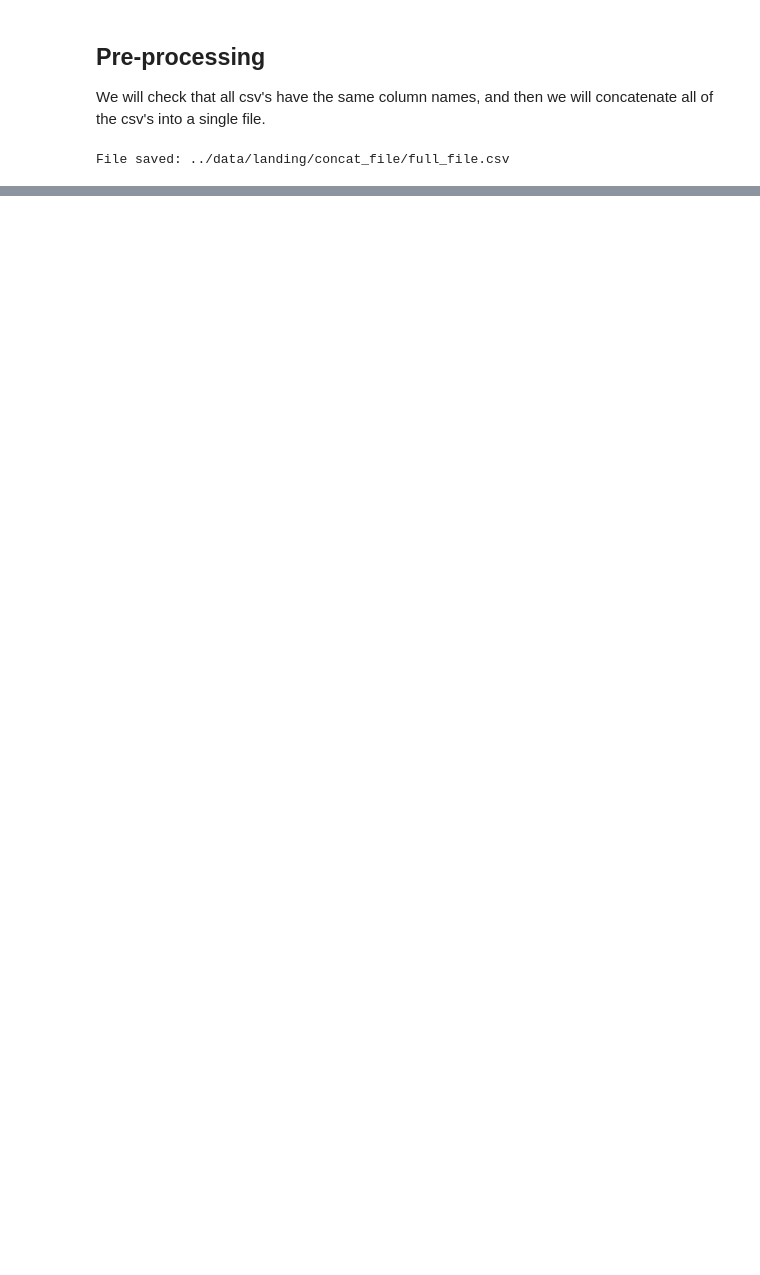
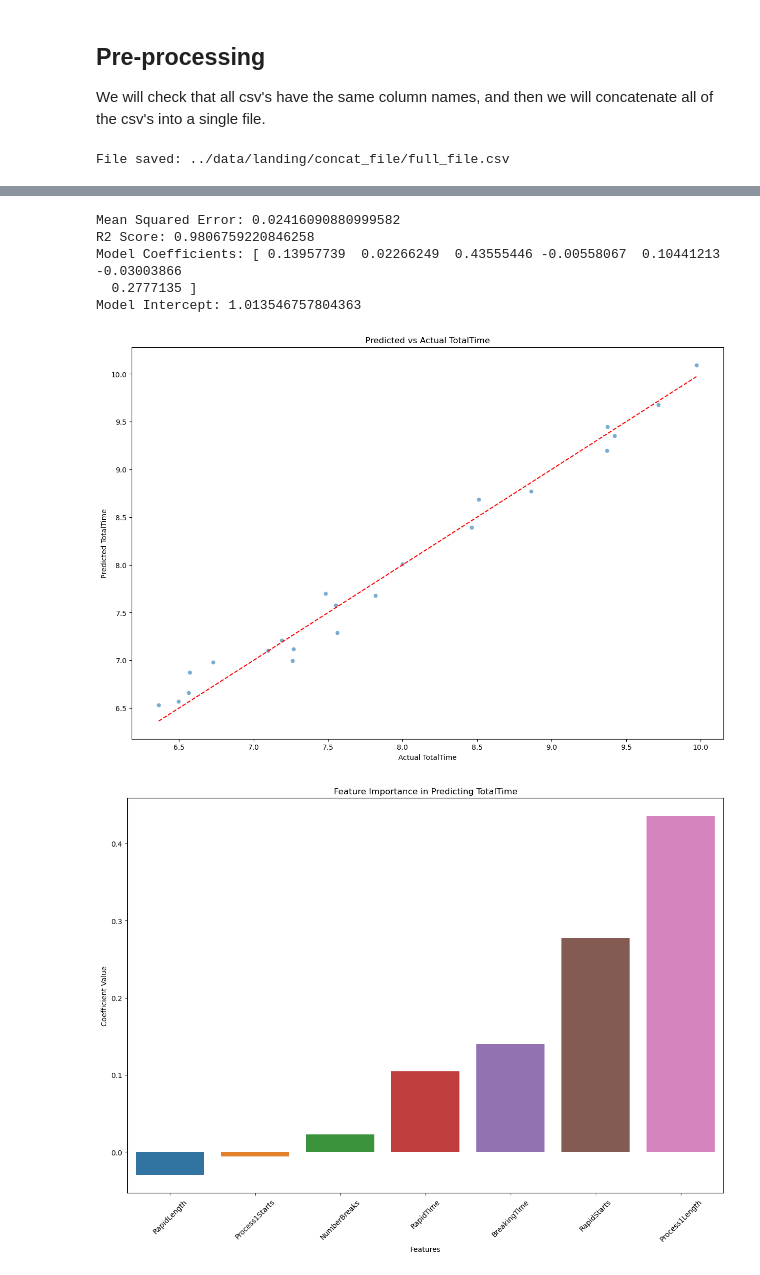
Before and after one commit to Scientialibera/ds4m_2, a Jupyter notebook: notebooks/orchestration.ipynb, the cells around one changed output, grey strips where cells are left out. Cells and saved outputs as stored; diff of their text form; code cells hidden in the pictures; blank space fills up the shorter version.

Commit message:
Added Linear Regression to understand vars

```diff
--- a/notebooks/orchestration.ipynb
+++ b/notebooks/orchestration.ipynb
@@ -108,0 +285,67 @@ print(f"Cleaned file saved: {cleaned_file_path}")
+# %%
+from sklearn.model_selection import train_test_split
+from sklearn.linear_model import LinearRegression
+from sklearn.metrics import mean_squared_error, r2_score
+import matplotlib.pyplot as plt
+import seaborn as sns
+import numpy as np
+
+# Variables
+df_numerical_cols = df_full_plates.select_dtypes(include=['int64', 'float64'])
+transformed_log_file_path = "../data/transform/clean/log_file.csv"
+log_transform_cols = df_numerical_cols.columns.tolist()
+target_column = 'TotalTime'
+
+
+# Apply log transformation
+df_full_plates_log = apply_log_transformation(df_numerical_cols, log_transform_cols).drop(columns=['Process1Time'])
+
+
+# Save transformed file
+save_file(df_full_plates_log, transformed_log_file_path)
+
+def perform_linear_regression(df, target_column, test_size=0.2, random_state=42, figsize=(15, 10)):
+    X = df.drop(target_column, axis=1)
+    y = df[target_column]
+
+    X_train, X_test, y_train, y_test = train_test_split(X, y, test_size=test_size, random_state=random_state)
+
+    model = LinearRegression()
+    model.fit(X_train, y_train)
+
+    y_pred = model.predict(X_test)
+
+    print(f"Mean Squared Error: {mean_squared_error(y_test, y_pred)}")
+    print(f"R2 Score: {r2_score(y_test, y_pred)}")
+    print(f"Model Coefficients: {model.coef_}")
+    print(f"Model Intercept: {model.intercept_}")
+
+    # Visualization of Predicted vs Actual Values
+    plt.figure(figsize=figsize)
+    sns.scatterplot(x=y_test, y=y_pred, alpha=0.6)
+    plt.plot([y_test.min(), y_test.max()], [y_test.min(), y_test.max()], color='red', linestyle='dashed')
+    plt.xlabel("Actual TotalTime")
+    plt.ylabel("Predicted TotalTime")
+    plt.title("Predicted vs Actual TotalTime")
+    plt.show()
+
+    # feature Importance Visualization -- will help us understand which features are more important in predicting TotalTime, thus helping us identify key areas to focus on
+    feature_importance = pd.Series(model.coef_, index=X.columns).sort_values()
+    plt.figure(figsize=figsize)
+    sns.barplot(x=feature_importance.index, y=feature_importance.values)
+    plt.xticks(rotation=45)
+    plt.xlabel("Features")
+    plt.ylabel("Coefficient Value")
+    plt.title("Feature Importance in Predicting TotalTime")
+    plt.show()
+
+
+perform_linear_regression(df_full_plates_log, target_column)
+# %% [output]
+Mean Squared Error: 0.02416090880999582
+R2 Score: 0.9806759220846258
+Model Coefficients: [ 0.13957739  0.02266249  0.43555446 -0.00558067  0.10441213 -0.03003866
+  0.2777135 ]
+Model Intercept: 1.013546757804363
+[figure, added]
+[figure, added]
```
Also changed, not shown: parts of 9 cells of this notebook, 2 other files.
